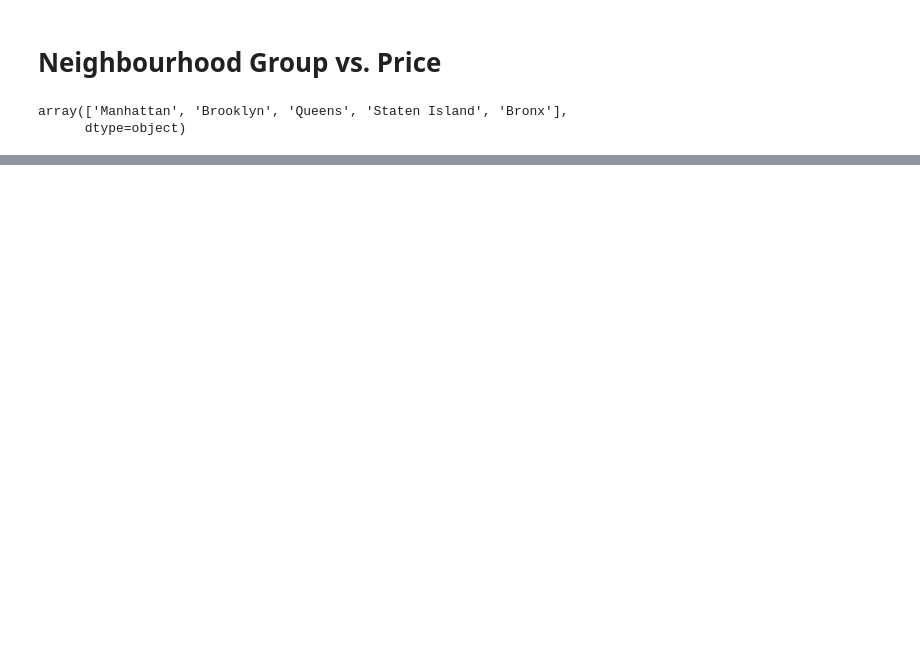
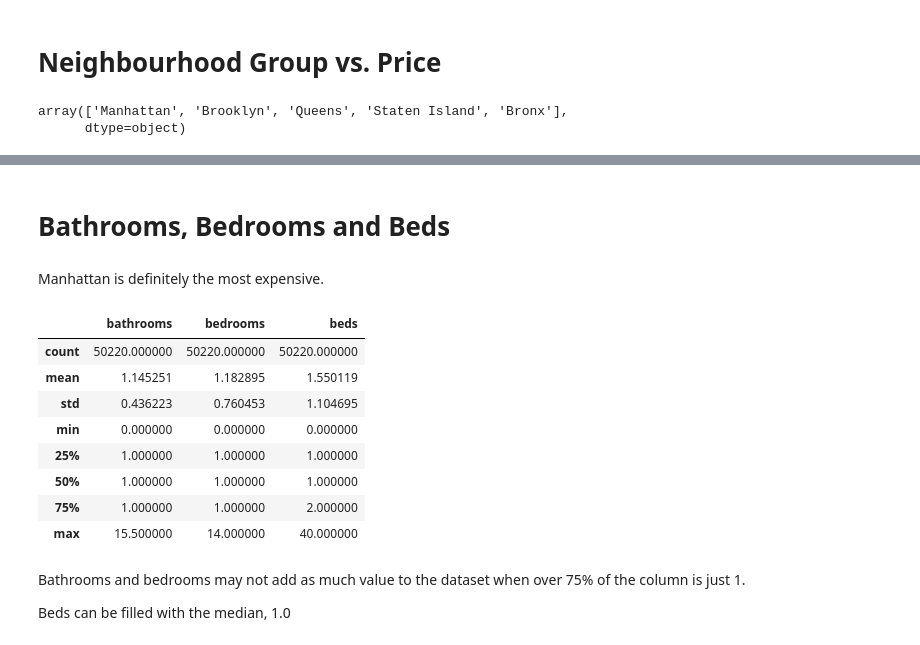
Before and after one commit to principal-miners/listings, a Jupyter notebook: ssh/EDA.ipynb, the cells around one changed output, grey strips where cells are left out. Saved outputs shown, nothing was run; the diff lists cells and outputs as text; code cells hidden in the pictures; blank space fills up the shorter version.

Commit message:
Working on EDA and validating assumptions for handling missing values

```diff
--- a/ssh/EDA.ipynb
+++ b/ssh/EDA.ipynb
@@ -96,0 +103,21 @@ array(['Manhattan', 'Brooklyn', 'Queens', 'Staten Island', 'Bronx'],
+# %% [markdown]
+#  Bathrooms, Bedrooms and Beds
+# %% [markdown]
+Manhattan is definitely the most expensive.
+# %%
+cols = ["bathrooms", "bedrooms", "beds"]
+listings[cols].describe()
+# %% [output]
+|  | bathrooms | bedrooms | beds |
+| count | 50220.000000 | 50220.000000 | 50220.000000 |
+| mean | 1.145251 | 1.182895 | 1.550119 |
+| std | 0.436223 | 0.760453 | 1.104695 |
+| min | 0.000000 | 0.000000 | 0.000000 |
+| 25% | 1.000000 | 1.000000 | 1.000000 |
+| 50% | 1.000000 | 1.000000 | 1.000000 |
+| 75% | 1.000000 | 1.000000 | 2.000000 |
+| max | 15.500000 | 14.000000 | 40.000000 |
+# %% [markdown]
+Bathrooms and bedrooms may not add as much value to the dataset when over 75% of the column is just 1.
+
+Beds can be filled with the median, 1.0
```
Also changed, not shown: parts of 3 cells of this notebook, 1 other file.
